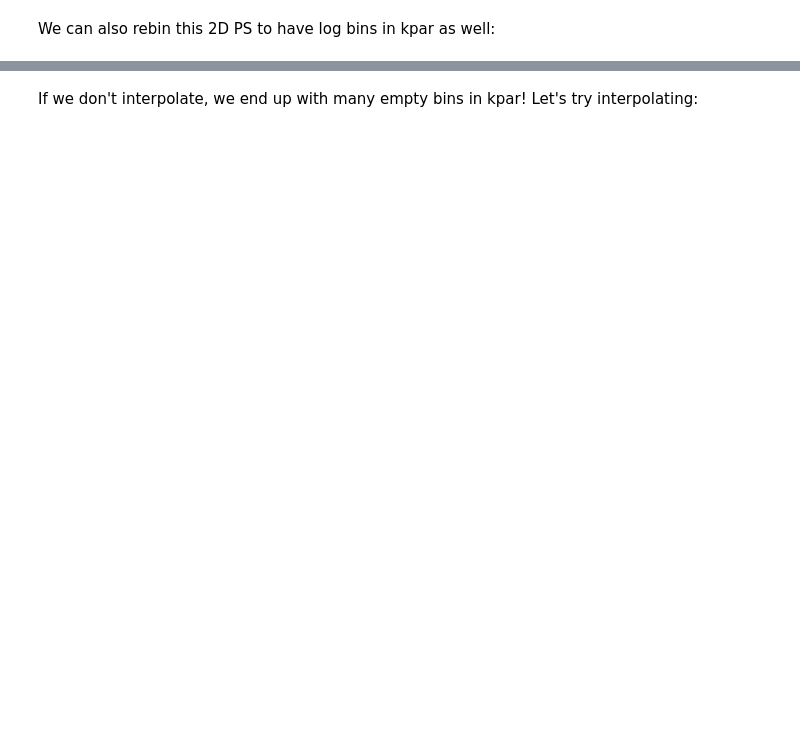
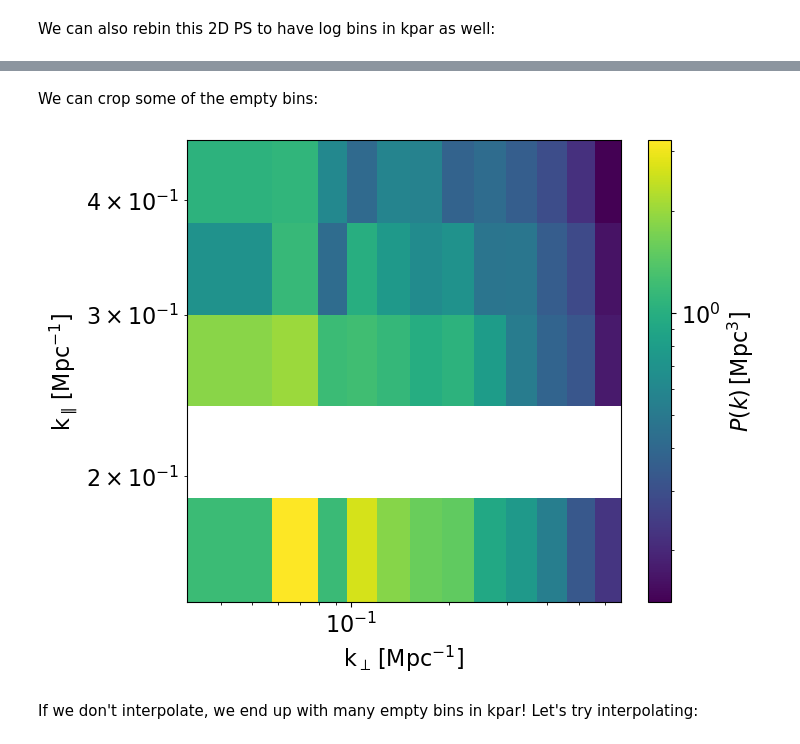
Before and after one commit to 21cmfast/tuesday, a Jupyter notebook: docs/tutorials/computing_and_plotting_power_spectra.ipynb, the cells around one changed output, grey strips where cells are left out. Drawn from its saved outputs; the diff is of its cells as text; code cells hidden in the pictures; blank space fills up the shorter version.

```diff
--- a/docs/tutorials/computing_and_plotting_power_spectra.ipynb
+++ b/docs/tutorials/computing_and_plotting_power_spectra.ipynb
@@ -184,3 +184,25 @@ ax = plot_power_spectrum(
+# %% [markdown]
+We can crop some of the empty bins:
+# %%
+ps = calculate_ps_lc(
+    lc * un.dimensionless_unscaled,
+    box_length=200.0 * un.Mpc,
+    lc_redshifts=lc_redshifts,
+    ps_redshifts=[6, 7, 8, 35],
+    calc_2d=True,
+    calc_1d=True,
+    delta=None,
+    transform_ps2d=bin_kpar(bins_kpar=10, log_kpar=True, interp_kpar=False, crop_kpar=(4,11)),
+)
+# %%
+ax = plot_power_spectrum(
+    ps["ps_2d"][key],
+    logx=True,
+    logy=True,
+    logc=True,
+)
+# %% [output]
+[figure, added]
 # %% [markdown]
 If we don't interpolate, we end up with many empty bins in kpar!
 Let's try interpolating:
```
Also changed, not shown: parts of 4 cells of this notebook, 3 other files.
